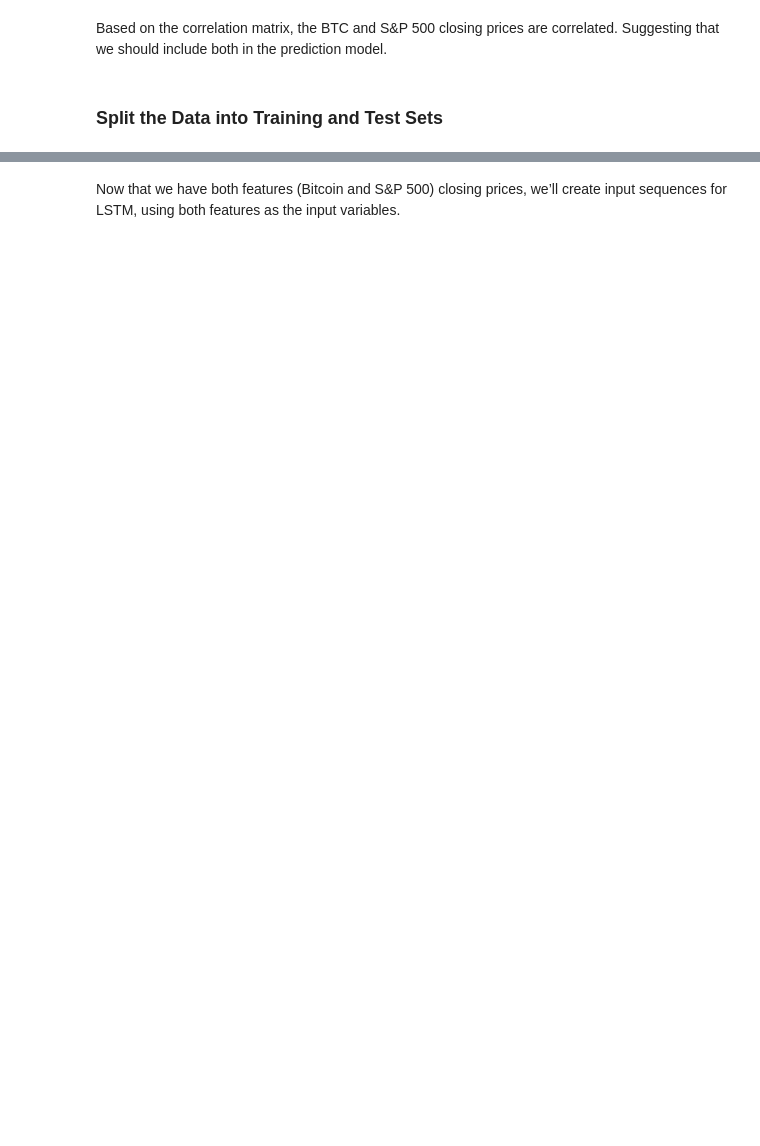
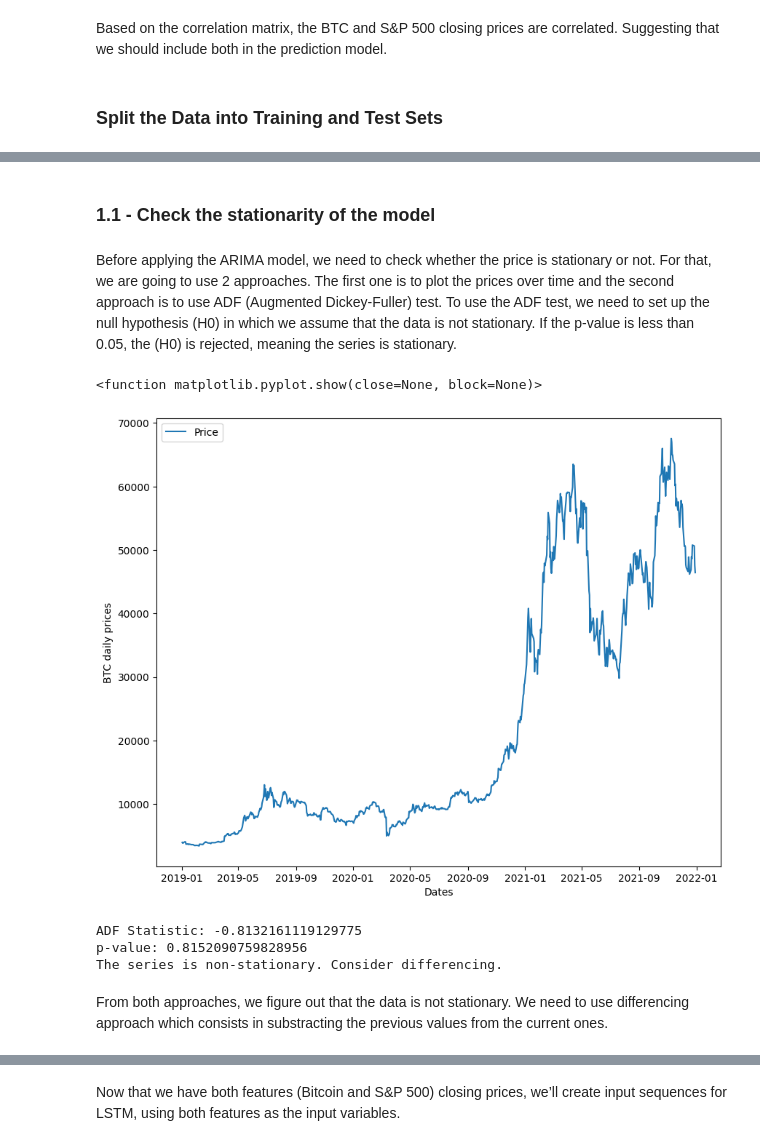
Before and after one commit to amajji/real-time-stock-price-forecasting-with-prophet-llm-news-sentiment-analysis, a Jupyter notebook: Crypto-price-forcasting.ipynb, the cells around one changed output, grey strips where cells are left out. Saved outputs shown, nothing was run; the diff lists cells and outputs as text; code cells hidden in the pictures; blank space fills up the shorter version.

```diff
--- a/Crypto-price-forcasting.ipynb
+++ b/Crypto-price-forcasting.ipynb
@@ -165,0 +316,32 @@ data_test_index = data_test.index
+# %% [markdown]
+### 1.1 - Check the stationarity of the model
+# %% [markdown]
+Before applying the ARIMA model, we need to check whether the price is stationary or not. For that, we are going to use 2 approaches. The first one is to plot the prices over time and the second approach is to use ADF (Augmented Dickey-Fuller) test.
+To use the ADF test, we need to set up the null hypothesis (H0) in which we assume that the data is not stationary. If the p-value is less than 0.05, the (H0) is rejected, meaning the series is stationary.
+# %%
+# print BTC prices
+plt.figure(figsize=(10,8))
+plt.plot(data_train["Close_BTC"], label='Price')
+plt.xlabel("Dates")
+plt.ylabel("BTC daily prices")
+plt.legend()
+plt.show
+# %% [output]
+<function matplotlib.pyplot.show(close=None, block=None)>
+[figure, added]
+# %%
+# Perform ADF test to check for stationarity
+result = adfuller(data_train['Close_BTC'])
+print(f"ADF Statistic: {result[0]}")
+print(f"p-value: {result[1]}")
+
+if result[1] < 0.05:
+    print("The series is stationary.")
+else:
+    print("The series is non-stationary. Consider differencing.")
+# %% [output]
+ADF Statistic: -0.8132161119129775
+p-value: 0.8152090759828956
+The series is non-stationary. Consider differencing.
+# %% [markdown]
+From both approaches, we figure out that the data is not stationary. We need to use differencing approach which consists in substracting the previous values from the current ones.
```
Also changed, not shown: parts of 92 cells of this notebook, 5 other files.
